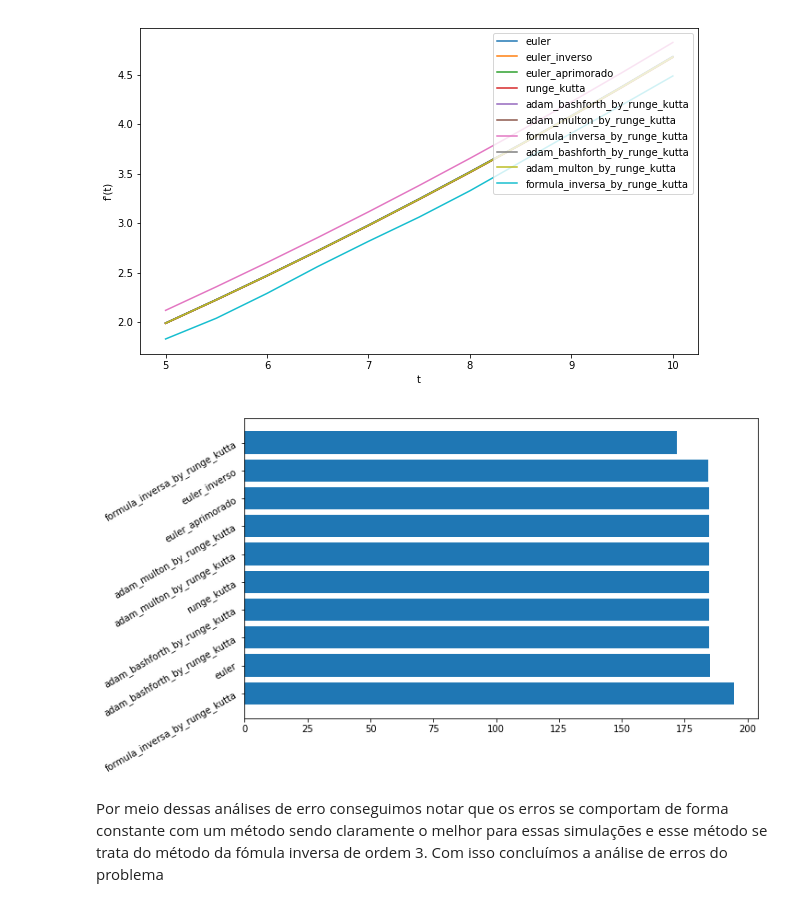
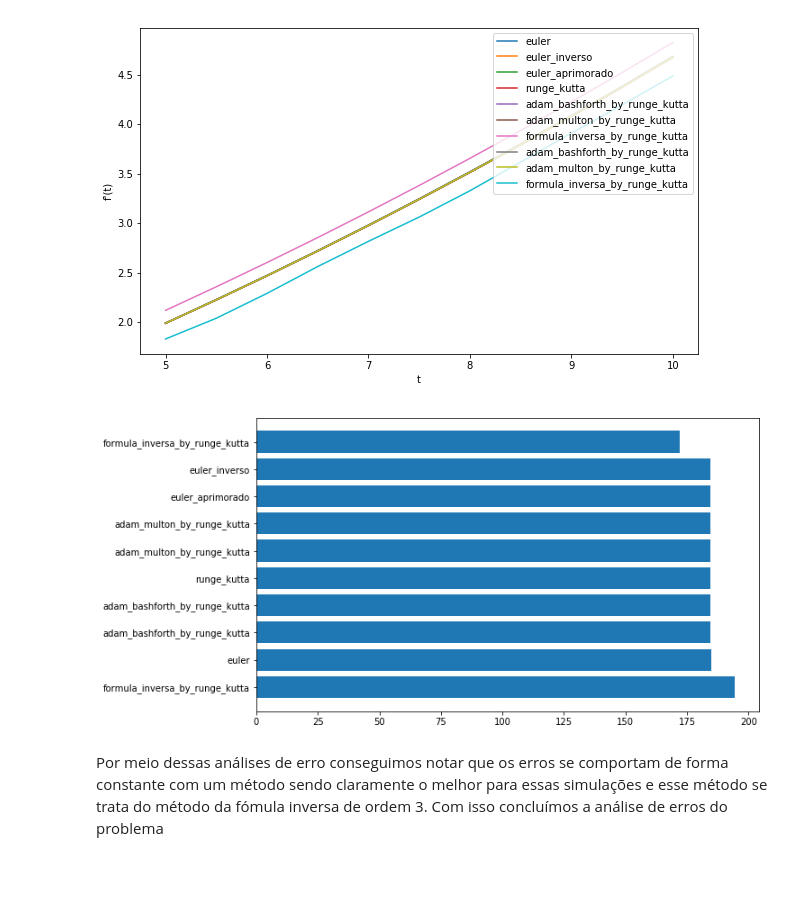
Before and after one commit to MiniMarvin/metodos_v2, a Jupyter notebook: Código-Copy1.ipynb, the cells around one changed output. Saved outputs shown, nothing was run; the diff lists cells and outputs as text; code cells hidden in the pictures; blank space fills up the shorter version.

```diff
--- a/Código-Copy1.ipynb
+++ b/Código-Copy1.ipynb
@@ -1586,13 +1599,13 @@ relative_error("entrada_q3.txt", 10, 120, lambda t : 3*100000/(100 + 2*t)**2)
 # %%
 rows, values = rms_error("entrada_q3.txt", lambda t : 3*100000/(100 + 2*t)**2)
 vals = list(zip(rows, values))
 vals = sorted(vals, key=lambda a: a[1], reverse=True)
 rows, values = zip(*vals)
 
 index = np.arange(len(rows))
 _ = plt.barh(index, values)
-_ = plt.yticks(index, rows, fontsize=10, rotation=30)
+_ = plt.yticks(index, rows, fontsize=10, rotation=0)
 # %% [output]
-[figure, old version]
+[figure, new version]
 # %% [markdown]
 Por meio dessas análises de erro conseguimos notar que os erros se comportam de forma constante com um método sendo claramente o melhor para essas simulações e esse método se trata do método da fómula inversa de ordem 3. Com isso concluímos a análise de erros do problema
```
Also changed, not shown: parts of 16 cells of this notebook, 1 other file.
